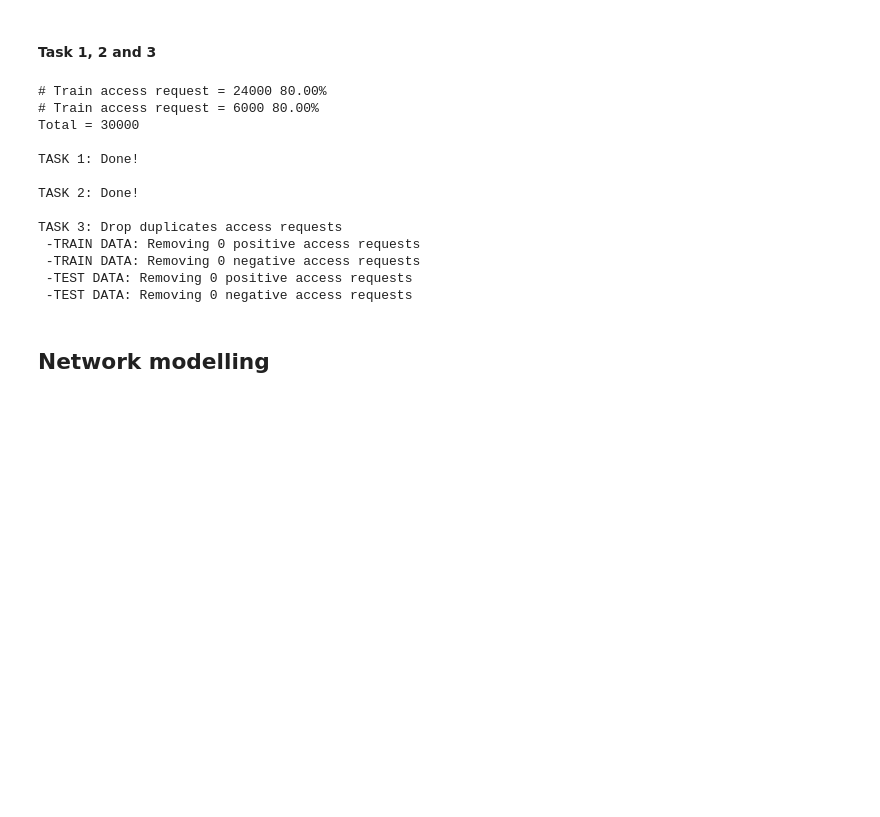
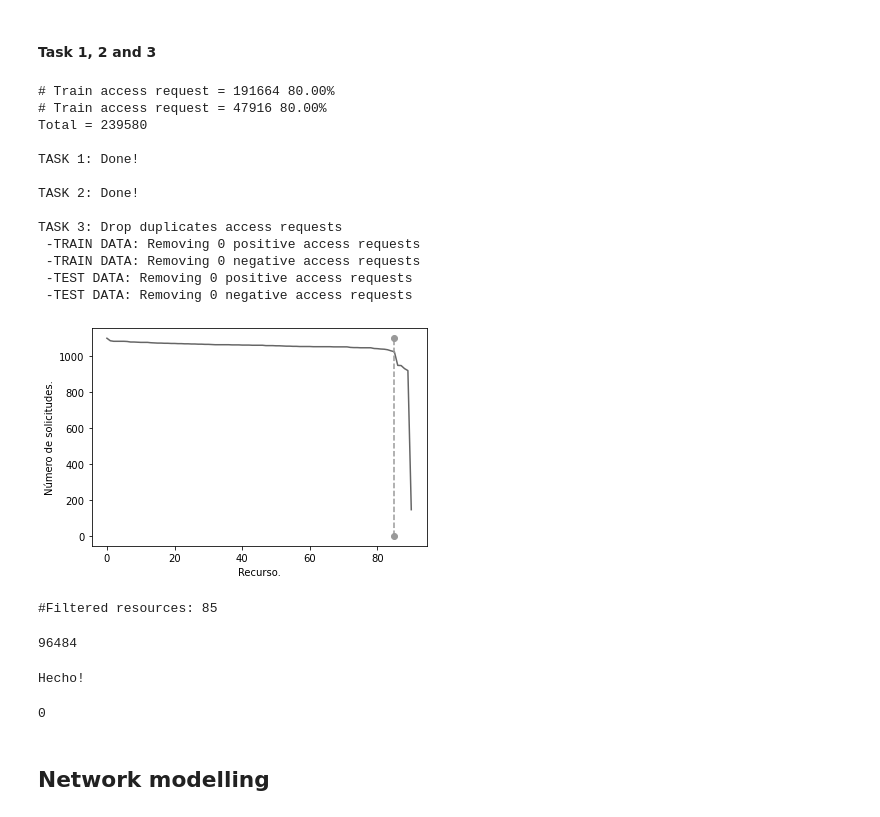
Before and after one commit to diazmx/phd-thesis-lab, a Jupyter notebook: 02-CAV policies/EXP-02.ipynb, the cells around one changed output. Drawn from its saved outputs; the diff is of its cells as text; code cells hidden in the pictures; blank space fills up the shorter version.

```diff
--- a/02-CAV policies/EXP-02.ipynb
+++ b/02-CAV policies/EXP-02.ipynb
@@ -149,7 +167,7 @@ Done!
 # %% [markdown]
 #### Task 1, 2 and 3
 # %%
-id_kfold = 1
+id_kfold = 2
 
 cav_train, cav_test = data_curpus[id_kfold][0], data_curpus[id_kfold][1]
 print("# Train access request =", len(cav_train), "{:.2f}%".format(
@@ -191,9 +209,9 @@ print(" -TEST DATA: Removing",
     len(negative_cav_test.drop_duplicates()) -
     len(negative_cav_test), "negative access requests")
 # %% [output]
-# Train access request = 24000 80.00%
-# Train access request = 6000 80.00%
-Total = 30000
+# Train access request = 191664 80.00%
+# Train access request = 47916 80.00%
+Total = 239580
 
 TASK 1: Done!
 
@@ -204,6 +222,51 @@ TASK 3: Drop duplicates access requests
  -TRAIN DATA: Removing 0 negative access requests
  -TEST DATA: Removing 0 positive access requests
  -TEST DATA: Removing 0 negative access requests
+# %%
+###### Tarea 4: recursos más frecuentes
+res_to_freq = (positive_cav_train.RESID.value_counts()).to_dict()
+res_to_freq_lists = res_to_freq.items()
+x_list, y_list = zip(*res_to_freq_lists)
+# plt.figure(figsize=(20,10))
+plt.plot(y_list, color='0.40', linestyle='-')
+# plt.plot(141,8, marker="o", color="red")
+plt.ylabel('Número de solicitudes.')
+plt.xlabel('Recurso.')
+n_corte_recursos = 85
+x1, y1 = [n_corte_recursos, n_corte_recursos] , [0, max(y_list)]
+plt.plot(x1, y1, marker = 'o', linestyle='--', color="0.6")
+#plt.text(n_corte_recursos+100, 5, '{}'.format(n_corte_recursos) , ha='left', va= 'top')
+plt.savefig('frec-res-amz-corte.pdf')
+plt.show()
+# %% [output]
+[figure, added]
+# %%
+# Filter resources
+n1 = 0
+n2 = 84
+top_list = positive_cav_train.RESID.value_counts()[:len(positive_cav_train.RESID.drop_duplicates())].index.tolist()
+# Filter the interval between n1 and n2
+top_list = top_list[n1:n2+1]
+print('#Filtered resources:', len(top_list))
+# %% [output]
+#Filtered resources: 85
+# %%
+negative_cav_train = cav_train[cav_train.result=='rejected']
+len(negative_cav_train)
+# %% [output]
+96484
+# %%
+boolean_series = positive_cav_train.RESID.isin(top_list)
+positive_cav_train = positive_cav_train[boolean_series]
+bolean_series = negative_cav_train.RESID.isin(top_list)
+negative_cav_train = negative_cav_train[bolean_series]
+print("Hecho!")
+# %% [output]
+Hecho!
+# %%
+len(negative_cav_train)
+# %% [output]
+0
 # %% [markdown]
 ## Network modelling
 # %% [markdown]
```
Also changed, not shown: parts of 49 cells of this notebook.
